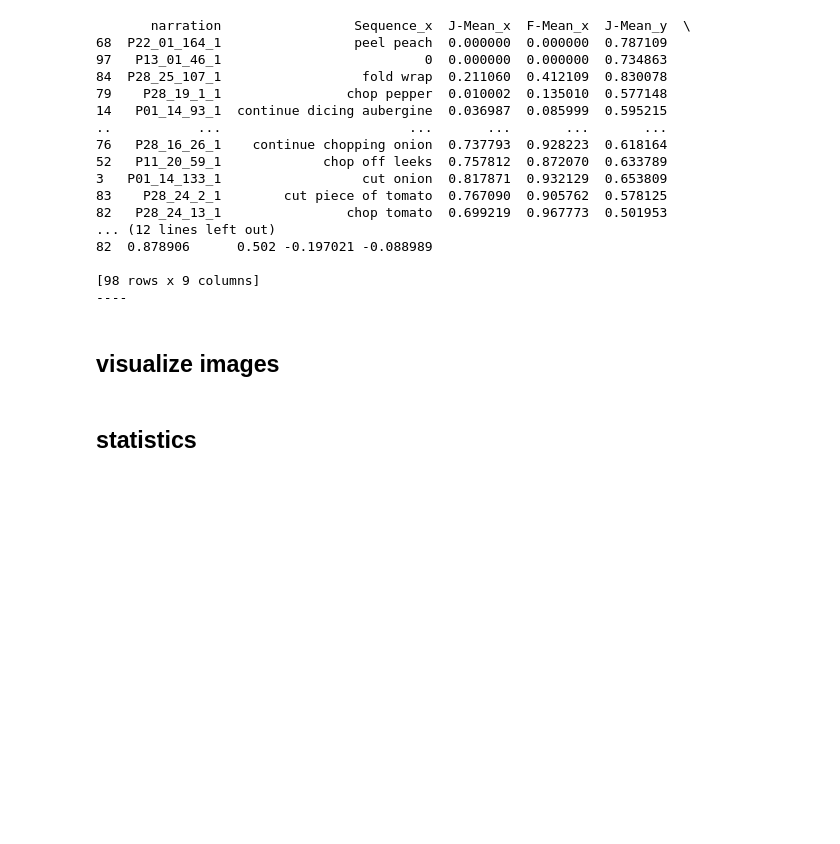
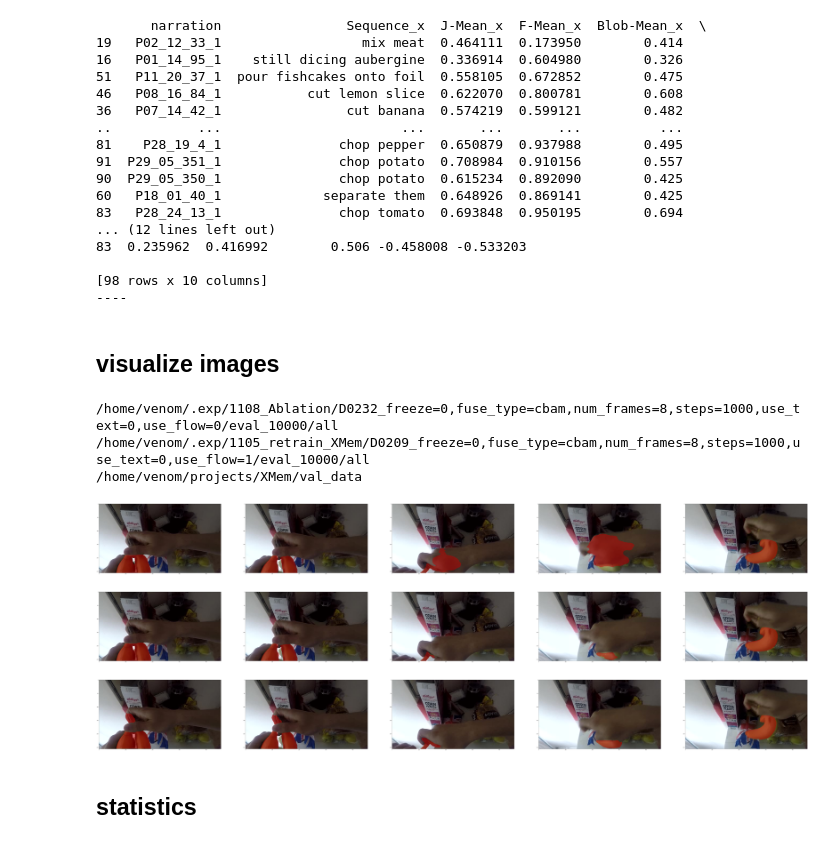
Before and after one commit to venom12138/XMem, a Jupyter notebook: visualize/compare_projects_diff.ipynb, the cells around one changed output. Cells and saved outputs as stored; diff of their text form; code cells hidden in the pictures; blank space fills up the shorter version.

```diff
--- a/visualize/compare_projects_diff.ipynb
+++ b/visualize/compare_projects_diff.ipynb
@@ -11,8 +11,8 @@ sys.path.append('..')
 from inference.interact.interactive_utils import overlay_davis
 from PIL import Image
 
-csv_name1 = '/home/venom/.exp/XMem/1003XMem/per-sequence_results-val.csv'
-csv_name2 = '/home/venom/.exp/1019_reverse_flow/D0142_freeze=0,fuse_type=cbam,steps=1000,use_text=0,use_flow=1/eval_10000/all_per-sequence_results-val.csv'
+csv_name1 = '/home/venom/.exp/1108_Ablation/D0232_freeze=0,fuse_type=cbam,num_frames=8,steps=1000,use_text=0,use_flow=0/eval_10000/all/all_per-sequence_results-val.csv'
+csv_name2 = '/home/venom/.exp/1105_retrain_XMem/D0209_freeze=0,fuse_type=cbam,num_frames=8,steps=1000,use_text=0,use_flow=1/eval_10000/all/all_per-sequence_results-val.csv'
 
 csv1 = pd.read_csv(csv_name1)
 csv2 = pd.read_csv(csv_name2)
@@ -29,22 +29,22 @@ data_merge.to_csv('./tmp.csv', index=False)
 print(data_merge)
 print('----')
 # %% [output]
-       narration                 Sequence_x  J-Mean_x  F-Mean_x  J-Mean_y  \
-68  P22_01_164_1                 peel peach  0.000000  0.000000  0.787109
-97   P13_01_46_1                          0  0.000000  0.000000  0.734863
-84  P28_25_107_1                  fold wrap  0.211060  0.412109  0.830078
-79    P28_19_1_1                chop pepper  0.010002  0.135010  0.577148
-14   P01_14_93_1  continue dicing aubergine  0.036987  0.085999  0.595215
-..           ...                        ...       ...       ...       ...
-76   P28_16_26_1    continue chopping onion  0.737793  0.928223  0.618164
-52   P11_20_59_1             chop off leeks  0.757812  0.872070  0.633789
-3   P01_14_133_1                  cut onion  0.817871  0.932129  0.653809
-83    P28_24_2_1        cut piece of tomato  0.767090  0.905762  0.578125
-82   P28_24_13_1                chop tomato  0.699219  0.967773  0.501953
+       narration                Sequence_x  J-Mean_x  F-Mean_x  Blob-Mean_x  \
+19   P02_12_33_1                  mix meat  0.464111  0.173950        0.414
+16   P01_14_95_1    still dicing aubergine  0.336914  0.604980        0.326
+51   P11_20_37_1  pour fishcakes onto foil  0.558105  0.672852        0.475
+46   P08_16_84_1           cut lemon slice  0.622070  0.800781        0.608
+36   P07_14_42_1                cut banana  0.574219  0.599121        0.482
+..           ...                       ...       ...       ...          ...
+81    P28_19_4_1               chop pepper  0.650879  0.937988        0.495
+91  P29_05_351_1               chop potato  0.708984  0.910156        0.557
+90  P29_05_350_1               chop potato  0.615234  0.892090        0.425
+60   P18_01_40_1             separate them  0.648926  0.869141        0.425
+83   P28_24_13_1               chop tomato  0.693848  0.950195        0.694
 ... (12 lines left out)
-82  0.878906      0.502 -0.197021 -0.088989
+83  0.235962  0.416992        0.506 -0.458008 -0.533203
 
-[98 rows x 9 columns]
+[98 rows x 10 columns]
 ----
 # %% [markdown]
 ## visualize images
@@ -53,10 +53,11 @@ val_data_path = '/home/venom/projects/XMem/val_data'
 run1_dir = '/'.join(csv_name1.split('/')[:-1])
 run2_dir = '/'.join(csv_name2.split('/')[:-1])
 
+save_pdf = True
 cols = 5
 rows = 3
 alpha = 0.5
-key = 'P08_10_40'
+key = 'P07_14_42'
 PART = key.split('_')[0]
 video_id = '_'.join(key.split('_')[:2])
 anno_path = os.path.join(val_data_path, PART, 'anno_masks', video_id, key)
@@ -65,7 +66,7 @@ selected_annos = sorted(np.random.choice(annoted_imgs, size=min(len(annoted_imgs
 cols = len(selected_annos)
 # runs draw
 # run1_dir
-for row_idx, run_path in enumerate([run2_dir]):
+for row_idx, run_path in enumerate([run1_dir, run2_dir]):
     print(run_path)
     # if not os.path.exists(run_path + '/draw'):
     #     assert os.path.exists(run_path + '/masks.zip')
@@ -88,35 +89,47 @@ for row_idx, run_path in enumerate([run2_dir]):
 
     # combine frames to gif
     images = []
     fig, axes = plt.subplots(nrows=1, ncols=cols, figsize=(150, 150))
     for i, frame_path in enumerate(selected_annos):
         rgb_path = os.path.join(val_data_path, PART, 'rgb_frames', video_id, key)
         raw_frame_path = os.path.join(rgb_path, frame_path.replace('png', 'jpg').split('/')[-1])
         anno_path = os.path.join(run_anno_path, frame_path.split('/')[-1])
 
         visualization = overlay_davis(np.array(Image.open(raw_frame_path)), np.array(Image.open(anno_path)), alpha=alpha)
         # im = plt.imread(frame_path)
         # plt.subplot(rows,cols,row_idx*len(selected_annos)+i+1)
         axes[i].imshow(visualization)
         # plt.imshow(visualization)
-fig.savefig(f"../visuals/failure_case/{key}_pred.pdf")
+    if save_pdf:
+        if run_path == run1_dir:
+            fig.savefig(f"../visuals/flow_integrate/{key}_pred_baseline.pdf")
+        elif run_path == run2_dir:
+            fig.savefig(f"../visuals/flow_integrate/{key}_pred_finetune.pdf")
 
 print(val_data_path)
 # fig, axes = plt.subplots(nrows=rows, ncols=cols, figsize=(150, 150))
 anno_path = os.path.join(val_data_path, PART, 'anno_masks', video_id, key)
 rgb_path = os.path.join(val_data_path, PART, 'rgb_frames', video_id, key)
 images = []
 fig, axes = plt.subplots(nrows=1, ncols=cols, figsize=(150, 150))
 for i, frame_path in enumerate(selected_annos):
     raw_frame_path = frame_path.replace('png', 'jpg').split('/')[-1]
     raw_frame_path = os.path.join(rgb_path, raw_frame_path)
     visualization = overlay_davis(np.array(Image.open(raw_frame_path)), np.array(Image.open(frame_path)), alpha=alpha)
     # im = plt.imread(frame_path)
     axes[i].imshow(visualization)
     # plt.subplot(rows, cols,2*len(selected_annos)+i+1)
     # plt.imshow(visualization)
-fig.savefig(f"../visuals/failure_case/{key}_gt.pdf")
+if save_pdf:
+    fig.savefig(f"../visuals/flow_integrate/{key}_gt.pdf")
 plt.show()
+# %% [output]
+/home/venom/.exp/1108_Ablation/D0232_freeze=0,fuse_type=cbam,num_frames=8,steps=1000,use_text=0,use_flow=0/eval_10000/all
+/home/venom/.exp/1105_retrain_XMem/D0209_freeze=0,fuse_type=cbam,num_frames=8,steps=1000,use_text=0,use_flow=1/eval_10000/all
+/home/venom/projects/XMem/val_data
+[figure, added]
+[figure, added]
+[figure, added]
 # %% [markdown]
 ## statistics
 # %%
```
Also changed, not shown: 1 other file.
